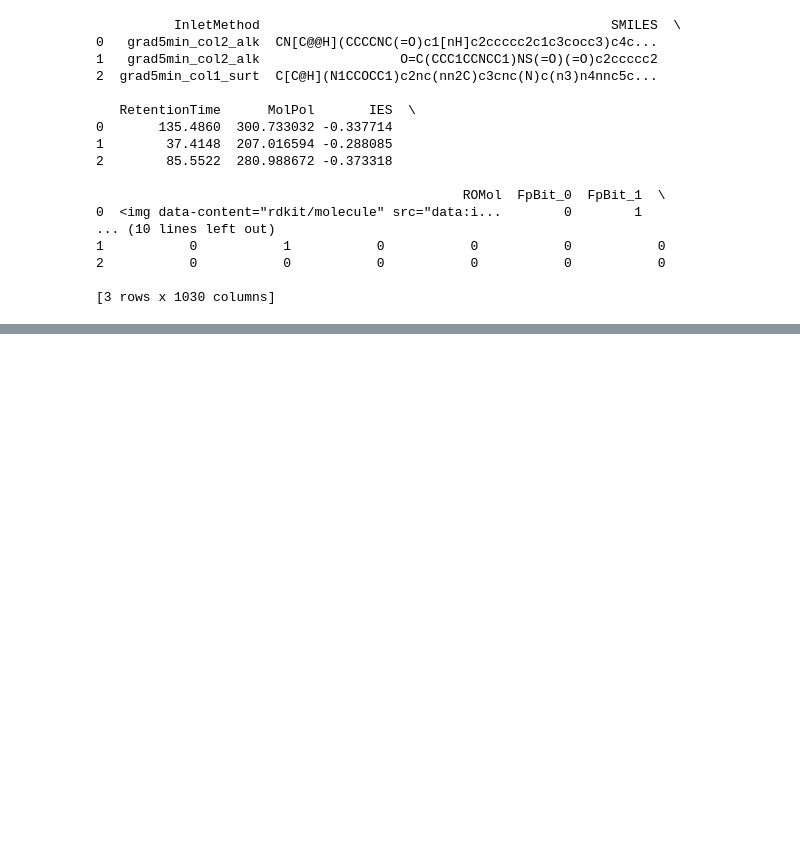
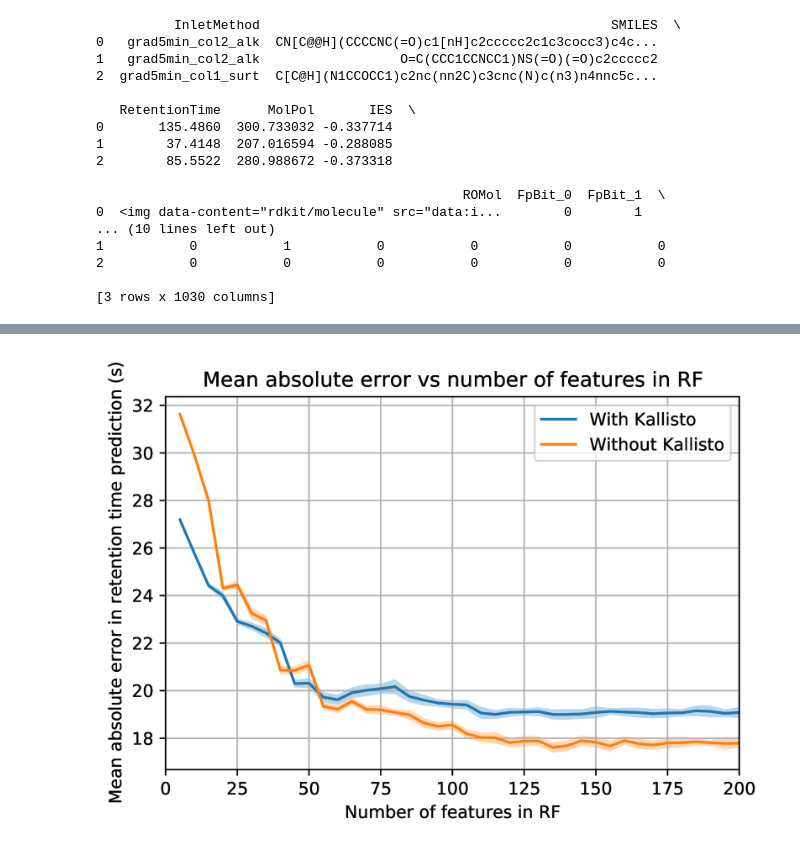
Before and after one commit to alisoltani/kallisto, a Jupyter notebook: rtPredictionAZ.ipynb, the cells around one changed output, grey strips where cells are left out. Drawn from its saved outputs; the diff is of its cells as text; code cells hidden in the pictures; blank space fills up the shorter version.

```diff
--- a/rtPredictionAZ.ipynb
+++ b/rtPredictionAZ.ipynb
@@ -550,0 +569,6 @@ plt.savefig('Output/violinplot.pdf')
+# %%
+# SFC-1
+fig = Image(filename=('Output/ErrorvsFeaturesSFC1.png'))
+fig
+# %% [output]
+[figure, added]
```
Also changed, not shown: parts of 17 cells of this notebook, 13 other files.
